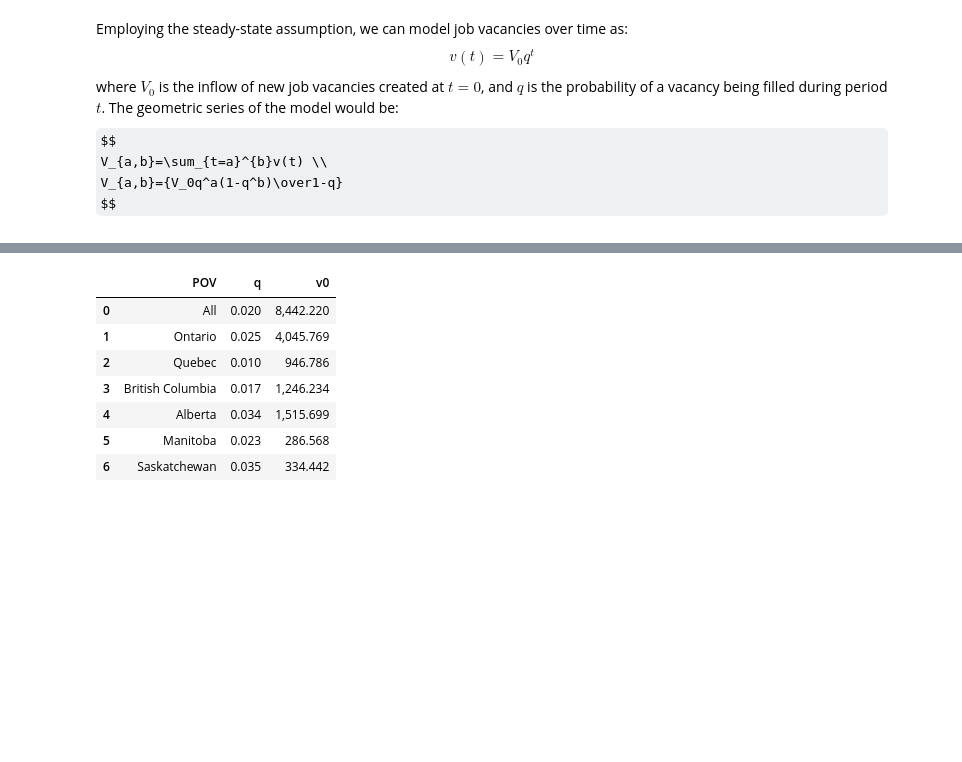
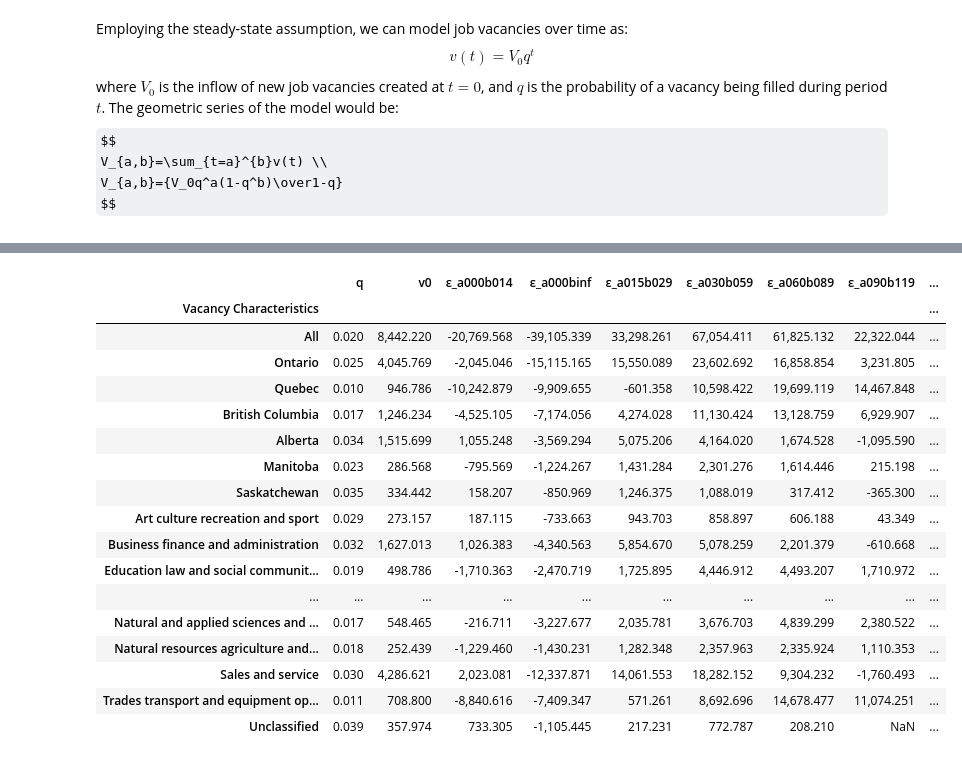
Before and after one commit to YanliangZhu/MAPaper, a Jupyter notebook: code.ipynb, the cells around one changed output, grey strips where cells are left out. Cells and saved outputs as stored; diff of their text form; code cells hidden in the pictures; some formulas as TeX source; blank space fills up the shorter version.

```diff
--- a/code.ipynb
+++ b/code.ipynb
@@ -8,6 +8,10 @@ pd.options.display.float_format = '{:,.3f}'.format
 pd.get_option("display.max_columns")
 import warnings
 warnings.filterwarnings('ignore')
+
+pd.set_option('max_columns', None)
+pd.set_option('max_rows', None)
+pd.set_option('max_colwidth', None)
 # %%
 def cleanDF(df):
     df = df.drop(df[(df.year == 2020) & (df.quarter == 2)].index)
@@ -48,3 +52,8 @@ df_BC = cleanDF(pd.read_csv('data/pov_BC.csv'))
 df_AB = cleanDF(pd.read_csv('data/pov_AB.csv'))
 df_MB = cleanDF(pd.read_csv('data/pov_MB.csv'))
 df_SK = cleanDF(pd.read_csv('data/pov_SK.csv'))
+# %%
+POV_list = ['ON', 'QC', 'BC', 'AB', 'MB', 'SK']
+NOC_list = ['cultur', 'buzfin', 'social', 'health', 'manage', 'manufa',
+            'engine', 'agricu', 'servic', 'trades', '0class']
+VacancyCharacteristics = POV_list + NOC_list
@@ -96,6 +184,7 @@ def fitting(df0, coeffs0):
     return fit
 # %%
 def NLS(df):
+    df = df.copy()
     df0 = pd.DataFrame()
     for quarter in range(len(df)):
         df0 = genDF0(df, df0, quarter)
@@ -106,10 +195,6 @@ def NLS(df):
     q = 1 - fit.x[1]
     ε = pd.Series(fit.fun)
     df0['ε'] = ε.values
-    #test display
-    #with pd.option_context('display.max_rows', None, 'display.max_columns', None):  # more options can be specified also
-        #display(df0)
-    #display(df0)
     df['ε_a000binf'] = np.nan
     df['ε_a000b014'] = np.nan
     df['ε_a015b029'] = np.nan
@@ -124,4 +209,9 @@ def NLS(df):
         quarter = df0.loc[i, 'quarter']
         id_name = df0.loc[i, 'id']
         df[f'ε_{id_name}'][(df["year"] == year) & (df["quarter"] == quarter)] = ε_value
+    if q != 0.5:
+        df['v0'] = v0
+        df['q'] = q
+    else:
+        pass
     return df, v0 , q
@@ -152,23 +260,64 @@ fitQuarter_all = NLS_quarterly(df_all)
 # %%
-#fitting: Province
-POV_list = ['ON', 'QC', 'BC', 'AB', 'MB', 'SK']
-for i in POV_list:
+#fitting
+for i in VacancyCharacteristics:
     df = globals()[f'df_{i}']
-    globals()[f'fit_{i}'] = NLS(df)
-POV_result = pd.DataFrame()
-POV_result = POV_result.append({'POV': 'All', 'v0': fit_all[1], 'q':fit_all[2]}, ignore_index=True)
-for j in POV_list:
-    fit = globals()[f'fit_{j}']
-    POV_result = POV_result.append({'POV': j, 'v0': fit[1], 'q':fit[2]}, ignore_index=True)
-POV_result = POV_result.replace({'ON': 'Ontario', 'QC': 'Quebec', 'BC': 'British Columbia',
+    globals()[f'fitAll_{i}'] = NLS(df)
+#result table
+fitAll_result = pd.DataFrame()
+fitAll_result = fitAll_result.append({'Vacancy Characteristics': 'All', 'v0': fit_all[1], 'q':fit_all[2],
+                                      'ε_a000binf': fit_all[0]['ε_a000binf'].mean(),
+                                      'ε_a000b014': fit_all[0]['ε_a000b014'].mean(),
+                                      'ε_a015b029': fit_all[0]['ε_a015b029'].mean(),
+                                      'ε_a030b059': fit_all[0]['ε_a030b059'].mean(),
+                                      'ε_a060b089': fit_all[0]['ε_a060b089'].mean(),
+                                      'ε_a090binf': fit_all[0]['ε_a090binf'].mean(),
+                                      'ε_a090b119': fit_all[0]['ε_a090b119'].mean(),
+                                      'ε_a120binf': fit_all[0]['ε_a120binf'].mean()
+                                     }, ignore_index=True)
+for j in VacancyCharacteristics:
+    fit = globals()[f'fitAll_{j}']
+    fitAll_result = fitAll_result.append({'Vacancy Characteristics': j, 'v0': fit[1], 'q':fit[2],
+                                          'ε_a000binf': fit[0]['ε_a000binf'].mean(),
+                                          'ε_a000b014': fit[0]['ε_a000b014'].mean(),
+                                          'ε_a015b029': fit[0]['ε_a015b029'].mean(),
+                                          'ε_a030b059': fit[0]['ε_a030b059'].mean(),
+                                          'ε_a060b089': fit[0]['ε_a060b089'].mean(),
+                                          'ε_a090binf': fit[0]['ε_a090binf'].mean(),
+                                          'ε_a090b119': fit[0]['ε_a090b119'].mean(),
+                                          'ε_a120binf': fit[0]['ε_a120binf'].mean()
+                                         }, ignore_index=True)
+
+fitAll_result = fitAll_result.replace({'ON': 'Ontario', 'QC': 'Quebec', 'BC': 'British Columbia',
                                  'AB': 'Alberta', 'MB': 'Manitoba', 'SK': 'Saskatchewan'})
-display(POV_result)
+fitAll_result = fitAll_result.replace({'cultur': 'Art culture recreation and sport',
+                                 'buzfin': 'Business finance and administration',
+                                 'social': 'Education law and social community and government services',
+                                 'health': 'Health',
+                                 'manage': 'Management',
+                                 'manufa': 'Manufacturing and utilities',
+                                 'engine': 'Natural and applied sciences and related',
+                                 'agricu': 'Natural resources agriculture and related production',
+                                 'servic': 'Sales and service',
+                                 'trades': 'Trades transport and equipment operators and related',
+                                 '0class': 'Unclassified'})
+fitAll_result = fitAll_result.set_index(['Vacancy Characteristics'])
+display(fitAll_result)
 # %% [output]
-|  | POV | q | v0 |
-| 0 | All | 0.020 | 8,442.220 |
-| 1 | Ontario | 0.025 | 4,045.769 |
-| 2 | Quebec | 0.010 | 946.786 |
-| 3 | British Columbia | 0.017 | 1,246.234 |
-| 4 | Alberta | 0.034 | 1,515.699 |
-| 5 | Manitoba | 0.023 | 286.568 |
-| 6 | Saskatchewan | 0.035 | 334.442 |
+|  | q | v0 | ε_a000b014 | ε_a000binf | ε_a015b029 | ε_a030b059 | ε_a060b089 | ε_a090b119 | ... |
+| Vacancy Characteristics |  |  |  |  |  |  |  |  | ... |
+| All | 0.020 | 8,442.220 | -20,769.568 | -39,105.339 | 33,298.261 | 67,054.411 | 61,825.132 | 22,322.044 | ... |
+| Ontario | 0.025 | 4,045.769 | -2,045.046 | -15,115.165 | 15,550.089 | 23,602.692 | 16,858.854 | 3,231.805 | ... |
+| Quebec | 0.010 | 946.786 | -10,242.879 | -9,909.655 | -601.358 | 10,598.422 | 19,699.119 | 14,467.848 | ... |
+| British Columbia | 0.017 | 1,246.234 | -4,525.105 | -7,174.056 | 4,274.028 | 11,130.424 | 13,128.759 | 6,929.907 | ... |
+| Alberta | 0.034 | 1,515.699 | 1,055.248 | -3,569.294 | 5,075.206 | 4,164.020 | 1,674.528 | -1,095.590 | ... |
+| Manitoba | 0.023 | 286.568 | -795.569 | -1,224.267 | 1,431.284 | 2,301.276 | 1,614.446 | 215.198 | ... |
+| Saskatchewan | 0.035 | 334.442 | 158.207 | -850.969 | 1,246.375 | 1,088.019 | 317.412 | -365.300 | ... |
+| Art culture recreation and sport | 0.029 | 273.157 | 187.115 | -733.663 | 943.703 | 858.897 | 606.188 | 43.349 | ... |
+| Business finance and administration | 0.032 | 1,627.013 | 1,026.383 | -4,340.563 | 5,854.670 | 5,078.259 | 2,201.379 | -610.668 | ... |
+| Education law and social communit... | 0.019 | 498.786 | -1,710.363 | -2,470.719 | 1,725.895 | 4,446.912 | 4,493.207 | 1,710.972 | ... |
+| ... | ... | ... | ... | ... | ... | ... | ... | ... | ... |
+| Natural and applied sciences and ... | 0.017 | 548.465 | -216.711 | -3,227.677 | 2,035.781 | 3,676.703 | 4,839.299 | 2,380.522 | ... |
+| Natural resources agriculture and... | 0.018 | 252.439 | -1,229.460 | -1,430.231 | 1,282.348 | 2,357.963 | 2,335.924 | 1,110.353 | ... |
+| Sales and service | 0.030 | 4,286.621 | 2,023.081 | -12,337.871 | 14,061.553 | 18,282.152 | 9,304.232 | -1,760.493 | ... |
+| Trades transport and equipment op... | 0.011 | 708.800 | -8,840.616 | -7,409.347 | 571.261 | 8,692.696 | 14,678.477 | 11,074.251 | ... |
+| Unclassified | 0.039 | 357.974 | 733.305 | -1,105.445 | 217.231 | 772.787 | 208.210 | NaN | ... |
```
Also changed, not shown: parts of 16 cells of this notebook.
